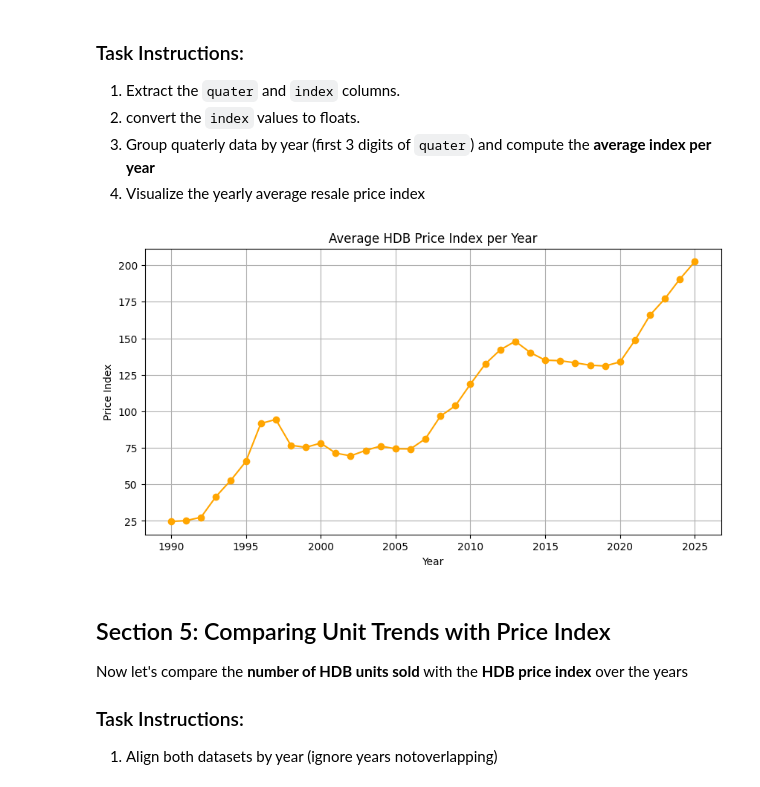
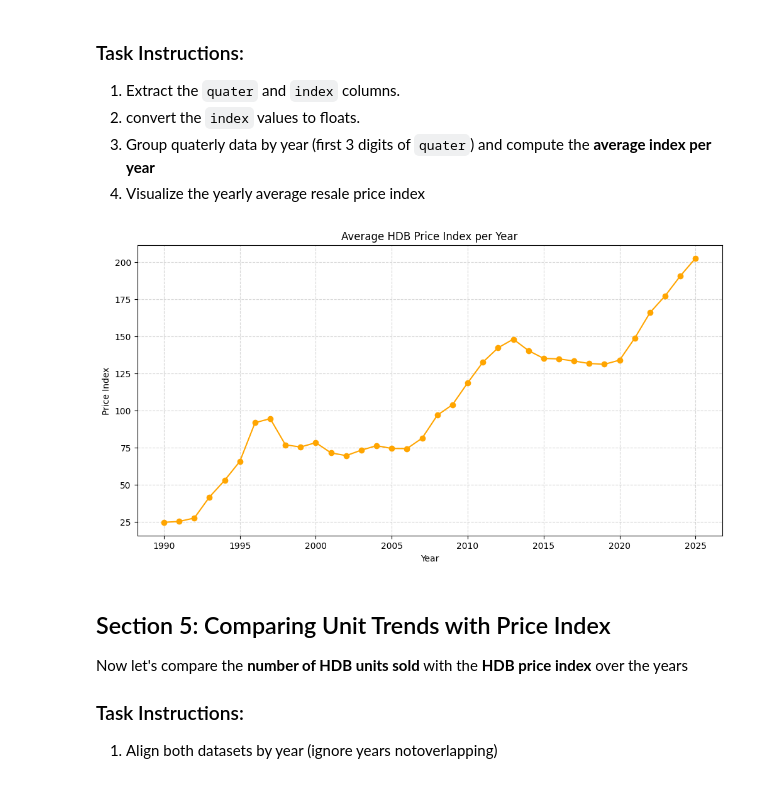
Before and after one commit to grasssxz/PDS_CA1, a Jupyter notebook: assignment.ipynb, the cells around one changed output. Saved outputs shown, nothing was run; the diff lists cells and outputs as text; code cells hidden in the pictures.

```diff
--- a/assignment.ipynb
+++ b/assignment.ipynb
@@ -180,11 +237,56 @@ The resale price index tracks overall market trends.
 # %%
 # ============================================================
 # SECTION 4: EXPLORING THE HDB PRICE INDEX
 # ============================================================
 
-# TODO: Extract year from quater and index columns
+
+# Column 0 → quarter
+# Column 1 → index   (string, needs conversion to float)
+
+# ------------------------------------------------------------
+# 1. Extract 'quarter' and 'index' columns
+# ------------------------------------------------------------
+quarters = price_index_data[:, 0]
+index_raw = price_index_data[:, 1]
+
+# ------------------------------------------------------------
+# 2. Convert the index column using astyle from string to float values
+# ------------------------------------------------------------
+price_index = index_raw.astype(float)
+
+
+# ------------------------------------------------------------
+# 3. Group quarterly data by year and compute average
+# ------------------------------------------------------------
+
+# Extract the first 4 characters of each quarter value ( "1990-Q1" → "1990")
+years = np.array([q[:4] for q in quarters]).astype(int)
+
+
+# Find all unique years in ascending order
+unique_years = np.unique(years)
+
+avg_index_per_year = []
+
+for y in unique_years:
+    mask_year = (years == y)                   # Boolean array groups the quarters by year
+    yearly_avg = price_index[mask_year].mean() # Compute average index
+    avg_index_per_year.append(yearly_avg)
+
+
+# ------------------------------------------------------------
+# 4. Visualize the yearly average resale price index
+# ------------------------------------------------------------
+plt.figure(figsize=(12, 6))
+plt.plot(unique_years, avg_index_per_year, "o-", color="orange")
+
+plt.xlabel("Year")
+plt.ylabel("Price Index")
+plt.title("Average HDB Price Index per Year")
+plt.grid(True, linestyle="--", alpha=0.5)
+plt.show()
 # %% [output]
-[figure, old version]
+[figure, new version]
 # %% [markdown]
 ## Section 5: Comparing Unit Trends with Price Index
 
```
Also changed, not shown: parts of 4 cells of this notebook, 3 other files.
